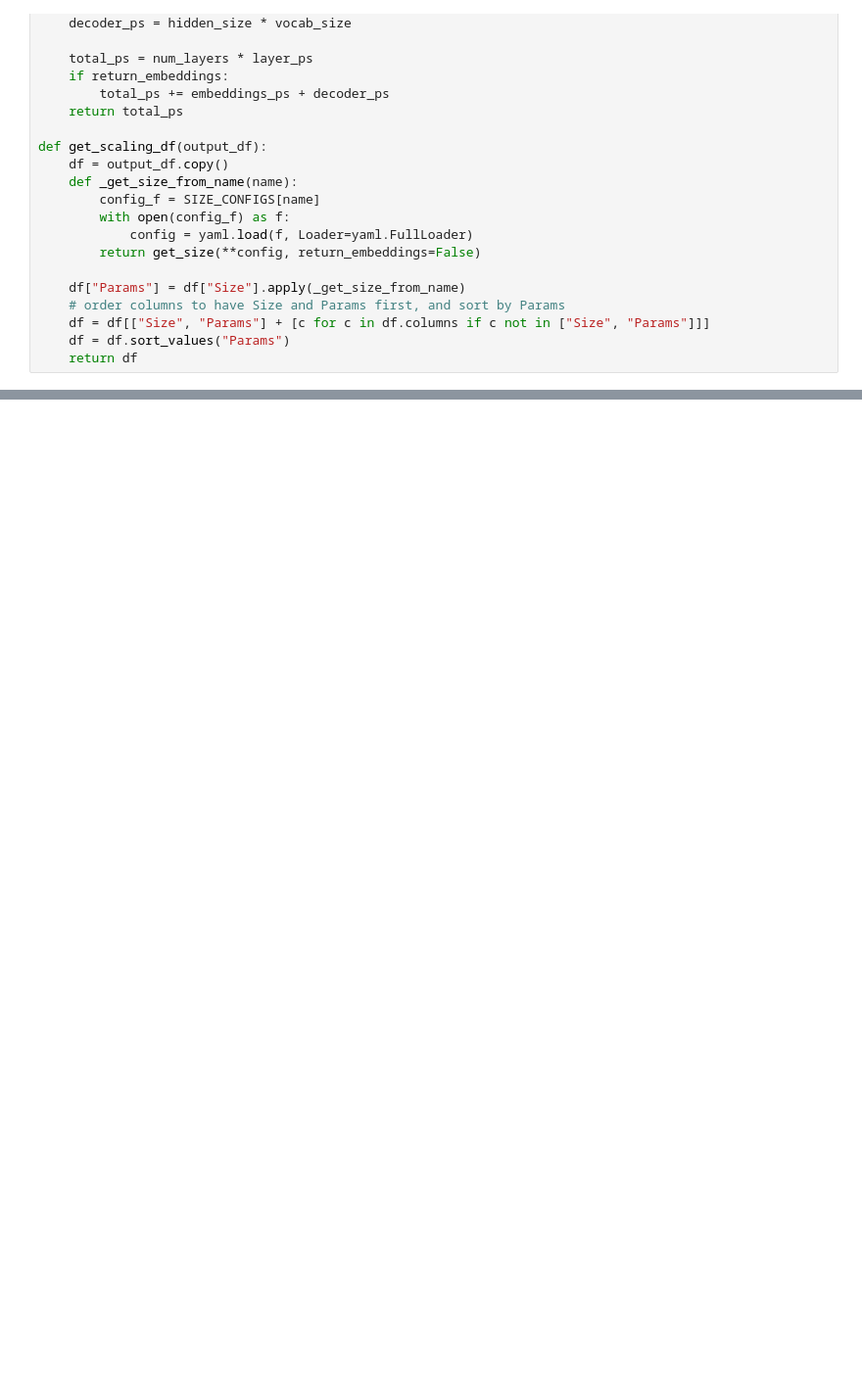
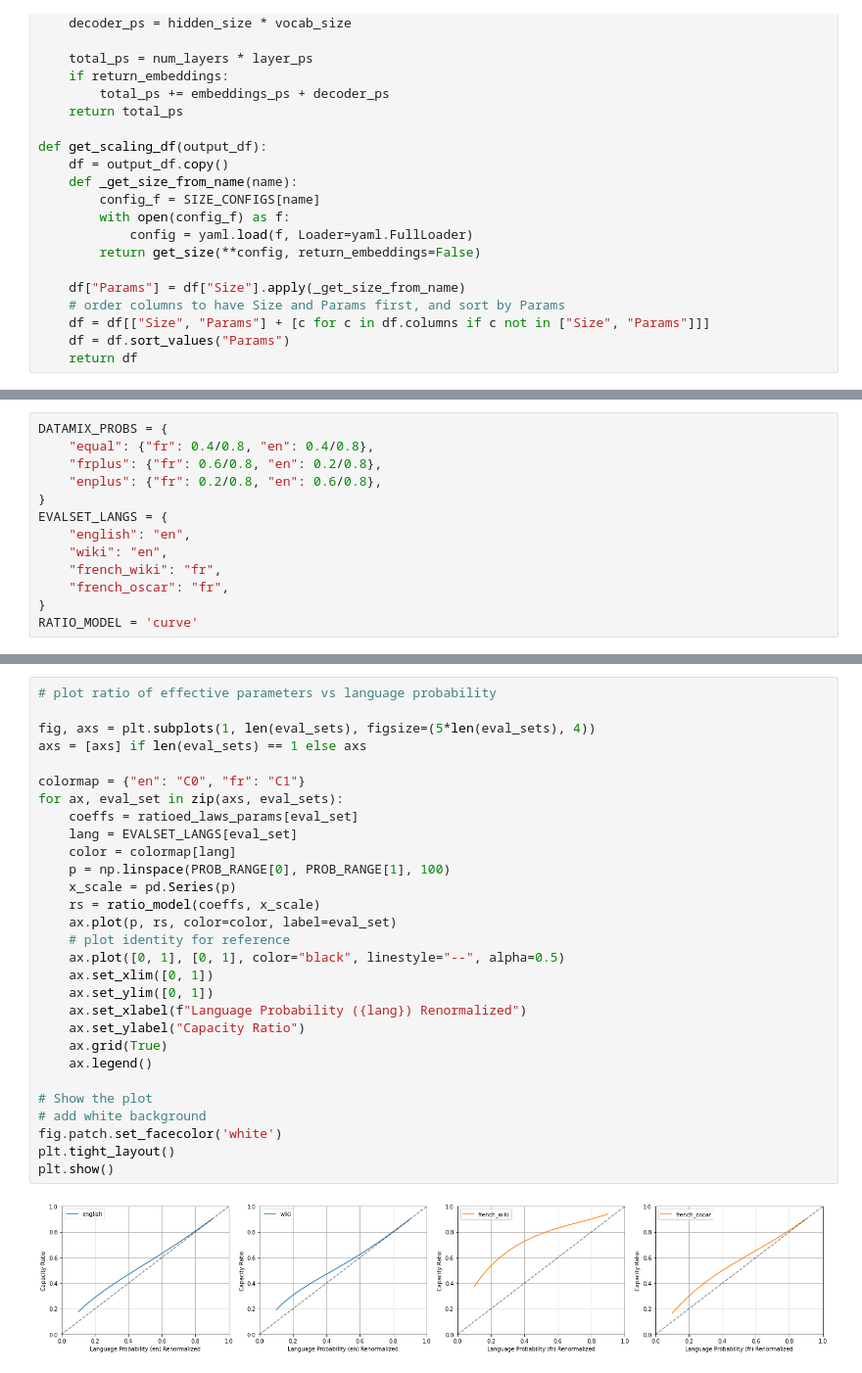
Before and after one commit to nightingal3/llm-pretraining-behaviours, a Jupyter notebook: notebooks/scaling.ipynb, the cells around one changed output, grey strips where cells are left out. Shown at 98% size. Cells and saved outputs as stored; diff of their text form; blank space fills up the shorter version.

```diff
--- a/notebooks/scaling.ipynb
+++ b/notebooks/scaling.ipynb
@@ -286,0 +525,13 @@ plt.show()
+# %%
+DATAMIX_PROBS = {
+    "equal": {"fr": 0.4/0.8, "en": 0.4/0.8},
+    "frplus": {"fr": 0.6/0.8, "en": 0.2/0.8},
+    "enplus": {"fr": 0.2/0.8, "en": 0.6/0.8},
+}
+EVALSET_LANGS = {
+    "english": "en",
+    "wiki": "en",
+    "french_wiki": "fr",
+    "french_oscar": "fr",
+}
+RATIO_MODEL = 'curve'
@@ -286,0 +680,31 @@ plt.show()
+# %%
+# plot ratio of effective parameters vs language probability
+
+fig, axs = plt.subplots(1, len(eval_sets), figsize=(5*len(eval_sets), 4))
+axs = [axs] if len(eval_sets) == 1 else axs
+
+colormap = {"en": "C0", "fr": "C1"}
+for ax, eval_set in zip(axs, eval_sets):
+    coeffs = ratioed_laws_params[eval_set]
+    lang = EVALSET_LANGS[eval_set]
+    color = colormap[lang]
+    p = np.linspace(PROB_RANGE[0], PROB_RANGE[1], 100)
+    x_scale = pd.Series(p)
+    rs = ratio_model(coeffs, x_scale)
+    ax.plot(p, rs, color=color, label=eval_set)
+    # plot identity for reference
+    ax.plot([0, 1], [0, 1], color="black", linestyle="--", alpha=0.5)
+    ax.set_xlim([0, 1])
+    ax.set_ylim([0, 1])
+    ax.set_xlabel(f"Language Probability ({lang}) Renormalized")
+    ax.set_ylabel("Capacity Ratio")
+    ax.grid(True)
+    ax.legend()
+
+# Show the plot
+# add white background
+fig.patch.set_facecolor('white')
+plt.tight_layout()
+plt.show()
+# %% [output]
+[figure, added]
```
Also changed, not shown: parts of 19 cells of this notebook.
